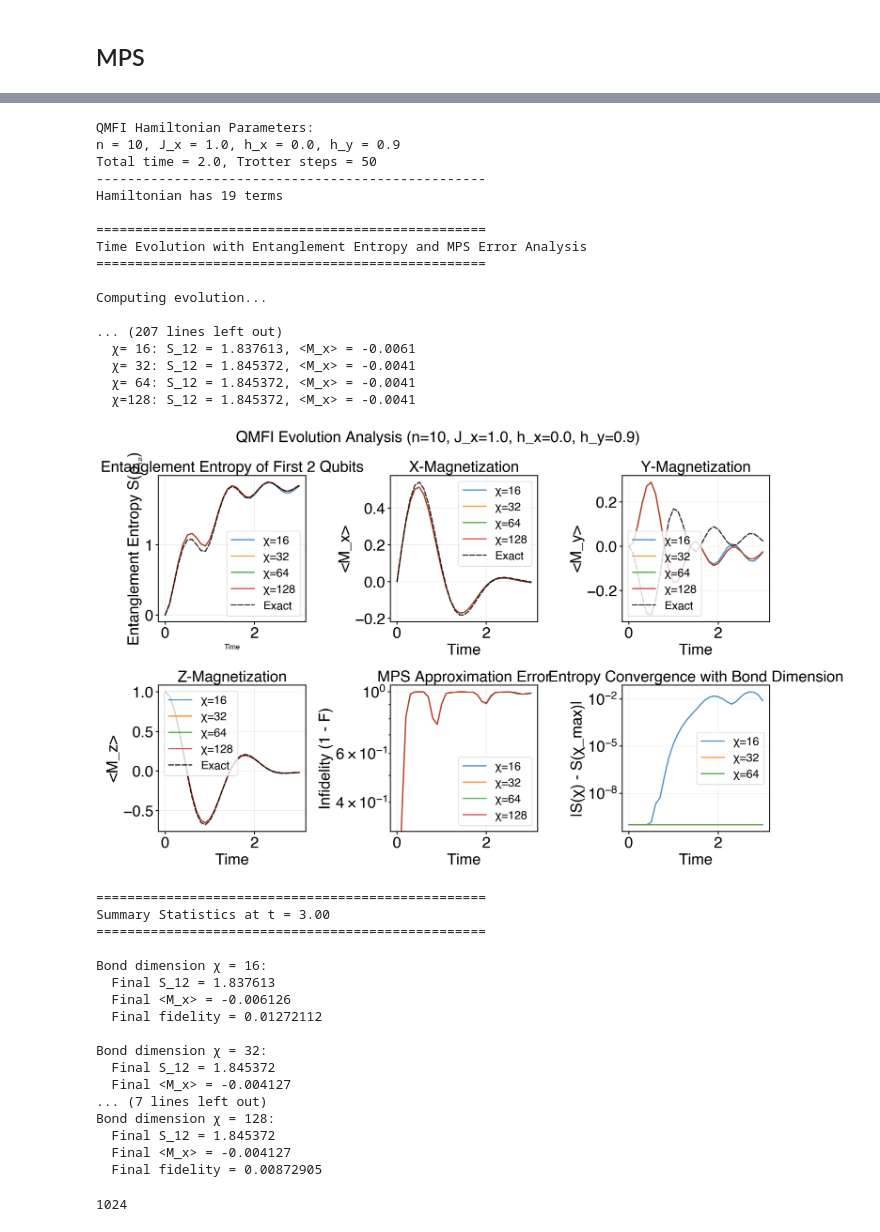
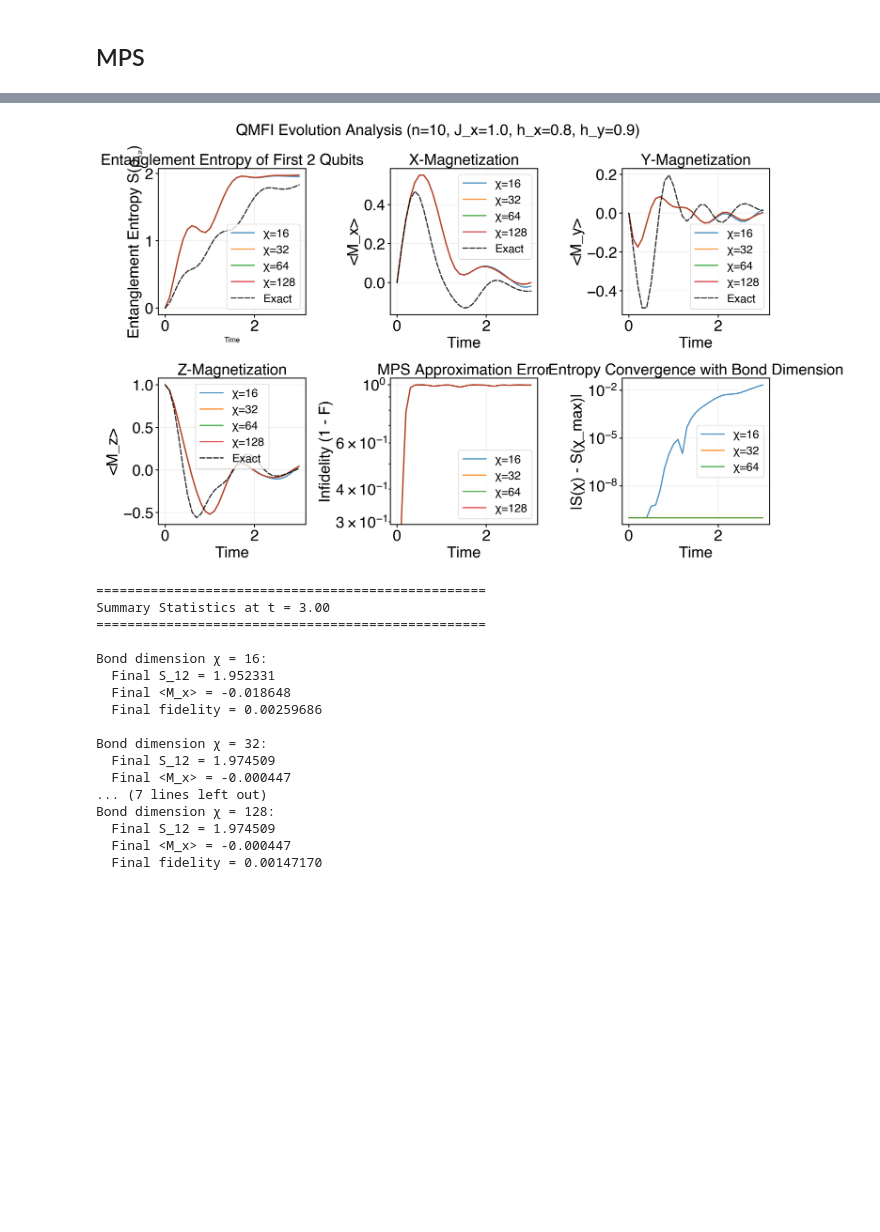
Before and after one commit to Jue-Xu/Pauli-Propagation-Hamiltonian-Expectation, a Jupyter notebook: MPS.ipynb, the cells around one changed output, grey strips where cells are left out. Drawn from its saved outputs; the diff is of its cells as text; code cells hidden in the pictures; blank space fills up the shorter version.

```diff
--- a/MPS.ipynb
+++ b/MPS.ipynb
@@ -271,6 +279,31 @@ def time_evolution_qmfi_mps(n, J_x, h_x, h_y, total_time, num_steps,
     final_state, result, mps_data = simulate_with_mps(qc, max_bond_dimension=max_bond_dim)
 
     return qc, final_state, result, mps_data
+
+
+
+def exact_evolution(n, J_x, h_x, h_y, time, periodic=True):
+    """
+    Compute exact time evolution using matrix exponentiation
+    (for comparison with MPS approximation)
+    """
+    from scipy.linalg import expm
+
+    # Build Hamiltonian
+    H = Nearest_Neighbour_1d(n, hx=hx, hy=hy, Jx=Jx, pbc=False).ham
+    H_matrix = H.to_matrix()
+
+    # Time evolution operator
+    U = expm(-1j * H_matrix * time)
+
+    # Initial state |00...00⟩
+    initial_state = np.zeros(2**n, dtype=complex)
+    initial_state[0] = 1.0
+
+    # Evolved state
+    evolved_state = U @ initial_state
+
+    return Statevector(evolved_state)
 # %%
 
 # Main execution
@@ -279,7 +312,7 @@ def time_evolution_qmfi_mps(n, J_x, h_x, h_y, total_time, num_steps,
 # Parameters from the paper
 n = 10  # number of sites
 Jx = 1.0
-hx = 0.0
+hx = 0.8
 hy = 0.9
 
 # Time evolution parameters
@@ -476,71 +527,50 @@ else:
 ax = axes[1, 2]
 max_chi_entropy = results[max(max_bond_dimensions)]['entropy']
 for max_bond_dim in max_bond_dimensions[:-1]:  # All except the largest
     entropy_diff = np.abs(np.array(results[max_bond_dim]['entropy']) - np.array(max_chi_entropy))
     ax.semilogy(time_points, entropy_diff + 1e-10,
                 label=f'χ={max_bond_dim}', linewidth=2, alpha=0.8)
 ax.set_xlabel('Time' )
 ax.set_ylabel('|S(χ) - S(χ_max)|' )
 ax.set_title('Entropy Convergence with Bond Dimension' )
 ax.legend()
 ax.grid(True, alpha=0.3)
 
-plt.suptitle(f'QMFI Evolution Analysis (n={n}, J_x={J_x}, h_x={h_x}, h_y={h_y})'
+plt.suptitle(f'QMFI Evolution Analysis (n={n}, J_x={Jx}, h_x={hx}, h_y={hy})'
                 )
 plt.tight_layout()
 plt.show()
-fig.savefig(f"{fig_dir}/qmfi_mps_n{n}_Jx{J_x}_hx{h_x}_hy{h_y}.pdf")
+fig.savefig(f"{fig_dir}/qmfi_mps_n{n}_Jx{Jx}_hx{hx}_hy{hy}.pdf")
 
 # Print summary statistics
 print("\n" + "="*50)
 print("Summary Statistics at t = {:.2f}".format(time_points[-1]))
 print("="*50)
 
 for max_bond_dim in max_bond_dimensions:
     final_entropy = results[max_bond_dim]['entropy'][-1]
     final_mag_x = results[max_bond_dim]['mag_x'][-1]
     print(f"\nBond dimension χ = {max_bond_dim}:")
     print(f"  Final S_12 = {final_entropy:.6f}")
     print(f"  Final <M_x> = {final_mag_x:.6f}")
     if n <= 12 and not np.isnan(results[max_bond_dim]['fidelity'][-1]):
         print(f"  Final fidelity = {results[max_bond_dim]['fidelity'][-1]:.8f}")
 # %% [output]
+[figure, new version]
-QMFI Hamiltonian Parameters:
-n = 10, J_x = 1.0, h_x = 0.0, h_y = 0.9
-Total time = 2.0, Trotter steps = 50
---------------------------------------------------
-Hamiltonian has 19 terms
-
 ==================================================
-Time Evolution with Entanglement Entropy and MPS Error Analysis
+Summary Statistics at t = 3.00
 ==================================================
 
-Computing evolution...
+Bond dimension χ = 16:
+  Final S_12 = 1.952331
+  Final <M_x> = -0.018648
+  Final fidelity = 0.00259686
 
-... (207 lines left out)
-  χ= 16: S_12 = 1.837613, <M_x> = -0.0061
-  χ= 32: S_12 = 1.845372, <M_x> = -0.0041
-  χ= 64: S_12 = 1.845372, <M_x> = -0.0041
-  χ=128: S_12 = 1.845372, <M_x> = -0.0041
+Bond dimension χ = 32:
+  Final S_12 = 1.974509
+  Final <M_x> = -0.000447
+... (7 lines left out)
+Bond dimension χ = 128:
+  Final S_12 = 1.974509
+  Final <M_x> = -0.000447
+  Final fidelity = 0.00147170
-[figure, old version]
-==================================================
-Summary Statistics at t = 3.00
-==================================================
-
-Bond dimension χ = 16:
-  Final S_12 = 1.837613
-  Final <M_x> = -0.006126
-  Final fidelity = 0.01272112
-
-Bond dimension χ = 32:
-  Final S_12 = 1.845372
-  Final <M_x> = -0.004127
-... (7 lines left out)
-Bond dimension χ = 128:
-  Final S_12 = 1.845372
-  Final <M_x> = -0.004127
-  Final fidelity = 0.00872905
-# %%
-len(state_t.data)
-# %% [output]
-1024
```
Also changed, not shown: parts of 8 cells of this notebook, 6 other files.
